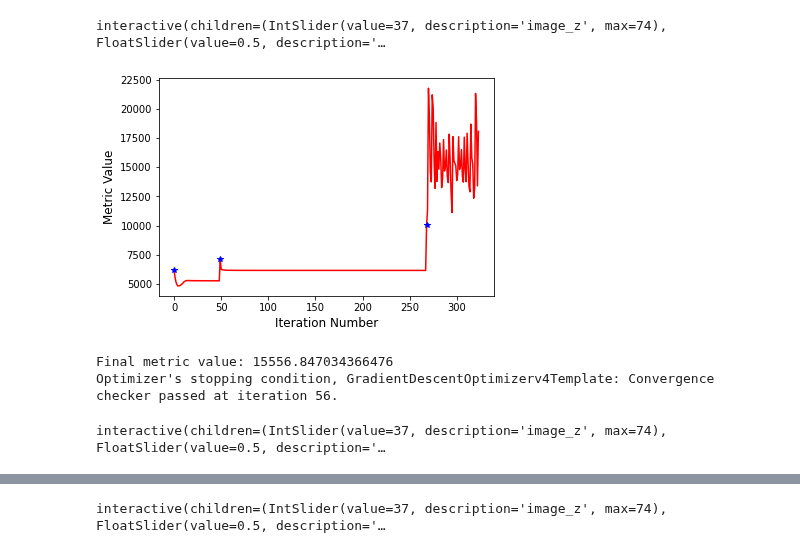
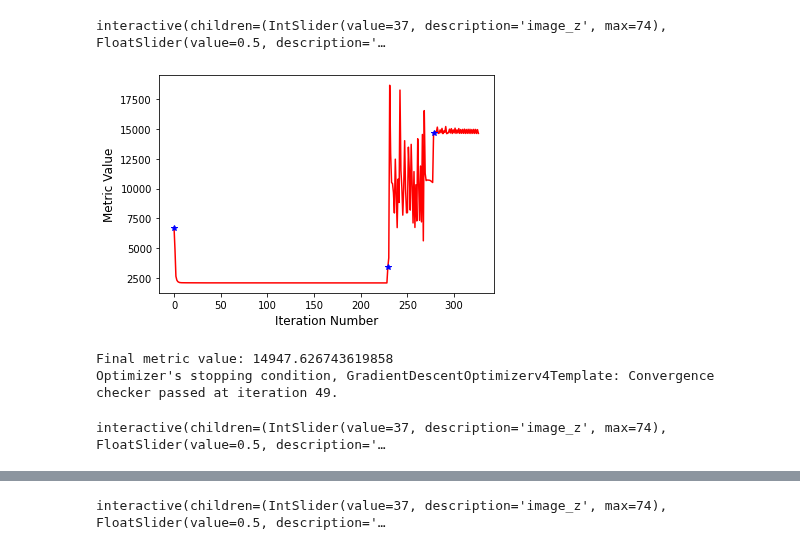
Before and after one commit to Liang-ZX/OAI-registration, a Jupyter notebook: Registration_try.ipynb, the cells around one changed output, grey strips where cells are left out. Cells and saved outputs as stored; diff of their text form; code cells hidden in the pictures.

Commit message:
finish traditional method

```diff
--- a/Registration_try.ipynb
+++ b/Registration_try.ipynb
@@ -369,6 +387,6 @@ def write_dicom_image(img_series, save_path):
 # %%
 # The first image should not be Coronal plane 整个文件夹里只应该有横断面的数据!!!
-file_path = "./data/9404954L/TP3"
+file_path = "./data/9404954L/TP0"
 img_array, fixed_image = read_dicom_image(file_path)
 file_path = "./data/9404954L/TP10"
 img_array, moving_image = read_dicom_image(file_path)
@@ -380,6 +398,3 @@ size = (384, 384, 75)
 75
 size = (384, 384, 75)
 interactive(children=(IntSlider(value=37, description='fixed_image_z', max=74), IntSlider(value=37, descriptio…
-# %%
-file_path = "./data/9404954L/TP6"
-img_array, moving_image = read_dicom_image(file_path)
@@ -461,45 +479,52 @@ interact(display_images_with_alpha, image_z=(0,fixed_image.GetSize()[2]-1), alph
 interactive(children=(IntSlider(value=37, description='image_z', max=74), FloatSlider(value=0.5, description='…
 # %%
 # rigid registration
-registration_method = sitk.ImageRegistrationMethod()
+def rigid_registration(fixed_image, moving_image):
+    initial_transform = sitk.CenteredTransformInitializer(fixed_image,
+                                                      moving_image,
+                                                      sitk.Euler3DTransform(),
+                                                      sitk.CenteredTransformInitializerFilter.GEOMETRY)
 
-# Similarity metric settings.
-# registration_method.SetMetricAsMattesMutualInformation(numberOfHistogramBins=500)
-# registration_method.SetMetricSamplingStrategy(registration_method.RANDOM)
-# registration_method.SetMetricSamplingPercentage(0.01)
-registration_method.SetMetricAsMeanSquares()
+    registration_method = sitk.ImageRegistrationMethod()
 
-registration_method.SetInterpolator(sitk.sitkLinear)
+    # Similarity metric settings.
+    # registration_method.SetMetricAsMattesMutualInformation(numberOfHistogramBins=500)
+    # registration_method.SetMetricSamplingStrategy(registration_method.RANDOM)
+    # registration_method.SetMetricSamplingPercentage(0.01)
+    registration_method.SetMetricAsMeanSquares()
 
-# Optimizer settings.
-registration_method.SetOptimizerAsGradientDescent(learningRate=1.0, numberOfIterations=1000, convergenceMinimumValue=1e-10, convergenceWindowSize=50)
-registration_method.SetOptimizerScalesFromPhysicalShift()
+    registration_method.SetInterpolator(sitk.sitkLinear)
 
-# Setup for the multi-resolution framework.
-registration_method.SetShrinkFactorsPerLevel(shrinkFactors = [4,2,1])
-registration_method.SetSmoothingSigmasPerLevel(smoothingSigmas=[2,1,0])
-registration_method.SmoothingSigmasAreSpecifiedInPhysicalUnitsOn()
+    # Optimizer settings.
+    registration_method.SetOptimizerAsGradientDescent(learningRate=1.0, numberOfIterations=1000, convergenceMinimumValue=1e-10, convergenceWindowSize=50)
+    registration_method.SetOptimizerScalesFromPhysicalShift()
 
-# Don't optimize in-place, we would possibly like to run this cell multiple times.
-registration_method.SetInitialTransform(initial_transform, inPlace=False)
+    # Setup for the multi-resolution framework.
+    registration_method.SetShrinkFactorsPerLevel(shrinkFactors = [4,2,1])
+    registration_method.SetSmoothingSigmasPerLevel(smoothingSigmas=[2,1,0])
+    registration_method.SmoothingSigmasAreSpecifiedInPhysicalUnitsOn()
 
-# Connect all of the observers so that we can perform plotting during registration.
-registration_method.AddCommand(sitk.sitkStartEvent, start_plot)
-registration_method.AddCommand(sitk.sitkEndEvent, end_plot)
-registration_method.AddCommand(sitk.sitkMultiResolutionIterationEvent, update_multires_iterations)
-registration_method.AddCommand(sitk.sitkIterationEvent, lambda: plot_values(registration_method))
+    # Don't optimize in-place, we would possibly like to run this cell multiple times.
+    registration_method.SetInitialTransform(initial_transform, inPlace=False)
 
-final_transform = registration_method.Execute(sitk.Cast(fixed_image, sitk.sitkFloat32),
-                                               sitk.Cast(moving_image, sitk.sitkFloat32))
-print('Final metric value: {0}'.format(registration_method.GetMetricValue()))
-print('Optimizer\'s stopping condition, {0}'.format(registration_method.GetOptimizerStopConditionDescription()))
+    # Connect all of the observers so that we can perform plotting during registration.
+    registration_method.AddCommand(sitk.sitkStartEvent, start_plot)
+    registration_method.AddCommand(sitk.sitkEndEvent, end_plot)
+    registration_method.AddCommand(sitk.sitkMultiResolutionIterationEvent, update_multires_iterations)
+    registration_method.AddCommand(sitk.sitkIterationEvent, lambda: plot_values(registration_method))
+
+    final_transform = registration_method.Execute(sitk.Cast(fixed_image, sitk.sitkFloat32),
+                                                   sitk.Cast(moving_image, sitk.sitkFloat32))
+    print('Final metric value: {0}'.format(registration_method.GetMetricValue()))
+    print('Optimizer\'s stopping condition, {0}'.format(registration_method.GetOptimizerStopConditionDescription()))
+    return final_transform
-# %% [output]
-[figure, removed]
-Final metric value: 15556.847034366476
-Optimizer's stopping condition, GradientDescentOptimizerv4Template: Convergence checker passed at iteration 56.
 # %%
-moving_resampled = sitk.Resample(moving_image, fixed_image, final_transform, sitk.sitkLinear, 0.0, moving_image.GetPixelID())
+rigid_transform = rigid_registration(fixed_image, moving_image)
+moving_resampled = sitk.Resample(moving_image, fixed_image, rigid_transform, sitk.sitkLinear, 0.0, moving_image.GetPixelID())
 
 interact(display_images_with_alpha, image_z=(0,fixed_image.GetSize()[2] - 1), alpha=(0.0,1.0,0.05), fixed = fixed(fixed_image), moving=fixed(moving_resampled));
 # %% [output]
+[figure, added]
-interactive(children=(IntSlider(value=37, description='image_z', max=74), FloatSlider(value=0.5, description='…
+Final metric value: 14947.626743619858
+Optimizer's stopping condition, GradientDescentOptimizerv4Template: Convergence checker passed at iteration 49.
+interactive(children=(IntSlider(value=37, description='image_z', max=74), FloatSlider(value=0.5, description='…
```
Also changed, not shown: parts of 20 cells of this notebook, 1 other file.
